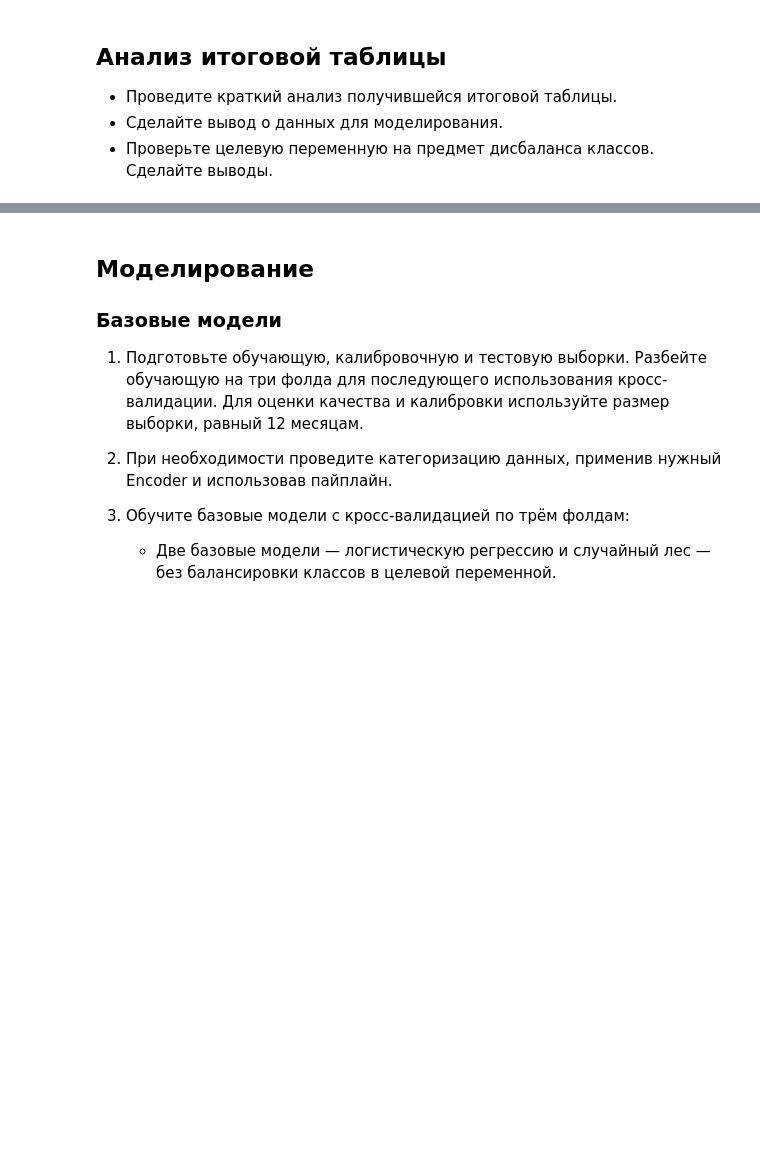
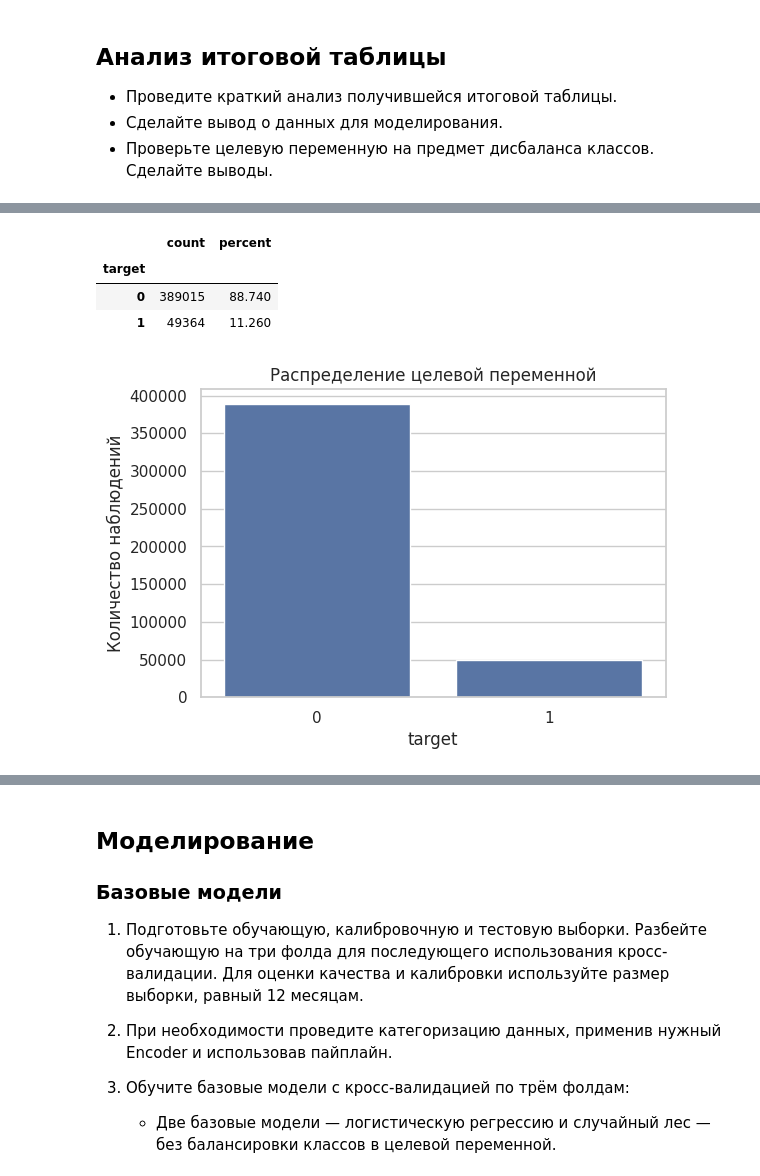
Before and after one commit to 2Myaka2/DataScience_projects, a Jupyter notebook: pr3_RF.ipynb, the cells around one changed output, grey strips where cells are left out. Drawn from its saved outputs; the diff is of its cells as text; code cells hidden in the pictures; blank space fills up the shorter version.

```diff
--- a/pr3_RF.ipynb
+++ b/pr3_RF.ipynb
@@ -1034,3 +1314,7 @@ plt.show()
 
 * Добавьте в таблицу новые признаки, которые помогли бы описать поведение клиента. Создайте не менее двух новых признаков.
 * Сделайте выводы о новых признаках.
+# %%
+df_features = df_model.copy()
+
+print(f"Размер таблицы до создания новых признаков: {df_features.shape}")
@@ -1036,0 +1593,8 @@ plt.show()
+# %%
+# Бесконечные значения могли появиться в отношениях, если знаменатель равен 0
+df_features = df_features.replace([np.inf, -np.inf], np.nan)
+
+new_feature_columns = list(dict.fromkeys(new_feature_columns))
+
+print(f"Количество созданных новых признаков: {len(new_feature_columns)}")
+print(new_feature_columns)
@@ -1036,0 +1705,3 @@ plt.show()
+# %%
+# Эту таблицу будем использовать дальше
+df_model_features = df_features.copy()
@@ -1042,0 +1816,31 @@ plt.show()
+# %%
+# Распределение целевой переменной
+target_distribution = (
+    df_model_features[TARGET]
+    .value_counts()
+    .sort_index()
+    .to_frame("count")
+)
+
+target_distribution["percent"] = (
+    target_distribution["count"] / len(df_model_features) * 100
+).round(2)
+
+display(target_distribution)
+# %% [output]
+|  | count | percent |
+| target |  |  |
+| 0 | 389015 | 88.740 |
+| 1 | 49364 | 11.260 |
+# %%
+plt.figure(figsize=(6, 4))
+sns.barplot(
+    x=target_distribution.index.astype(str),
+    y=target_distribution["count"]
+)
+plt.title("Распределение целевой переменной")
+plt.xlabel("target")
+plt.ylabel("Количество наблюдений")
+plt.show()
+# %% [output]
+[figure, added]
```
Also changed, not shown: parts of 107 cells of this notebook, 1 other file.
